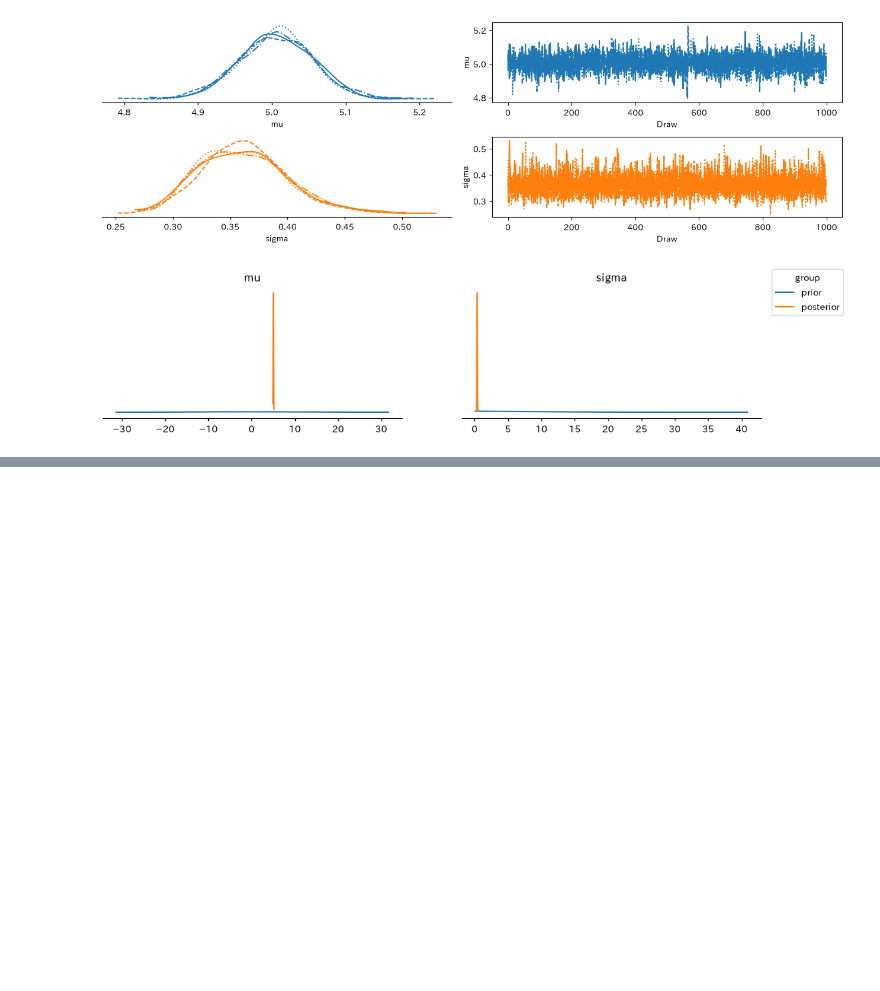
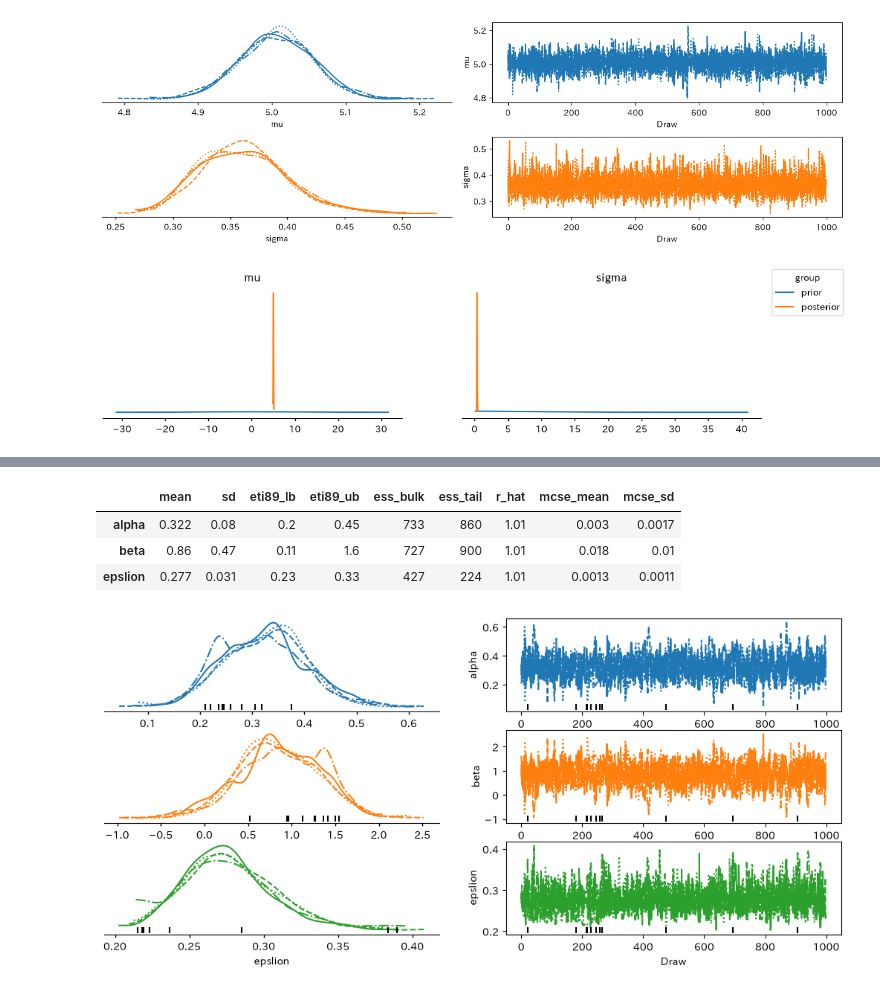
Before and after one commit to kzappmusi9/bayes_python, a Jupyter notebook: src/2.bayes_inference_advanced.ipynb, the cells around one changed output, grey strips where cells are left out. Saved outputs shown, nothing was run; the diff lists cells and outputs as text; code cells hidden in the pictures; blank space fills up the shorter version.

```diff
--- a/src/2.bayes_inference_advanced.ipynb
+++ b/src/2.bayes_inference_advanced.ipynb
@@ -111,0 +181,4 @@ Sampling: [X_obs, mu, sigma]
+# %%
+with model2:
+    idata2 = pm.sample(random_seed=42)
+    idata2['prior'] = pm.sample_prior_predictive(random_seed=42)
@@ -111,0 +195,15 @@ Sampling: [X_obs, mu, sigma]
+# %%
+#---------------------------------------------------------------
+#トレースプロット
+#結果から、alpha:0.3, beta:0.86, epsilon:0.28
+#---------------------------------------------------------------
+#結果の表示
+display(azs.summary(idata2, var_names=["alpha", "beta", "epslion"]))
+ax = azp.plot_trace_dist(idata2, var_names=["alpha", "beta", "epslion"], group="posterior")
+ax.show()
+# %% [output]
+|  | mean | sd | eti89_lb | eti89_ub | ess_bulk | ess_tail | r_hat | mcse_mean | mcse_sd |
+| alpha | 0.322 | 0.08 | 0.2 | 0.45 | 733 | 860 | 1.01 | 0.003 | 0.0017 |
+| beta | 0.86 | 0.47 | 0.11 | 1.6 | 727 | 900 | 1.01 | 0.018 | 0.01 |
+| epslion | 0.277 | 0.031 | 0.23 | 0.33 | 427 | 224 | 1.01 | 0.0013 | 0.0011 |
+[figure, added]
```
Also changed, not shown: parts of 26 cells of this notebook, 1 other file.
